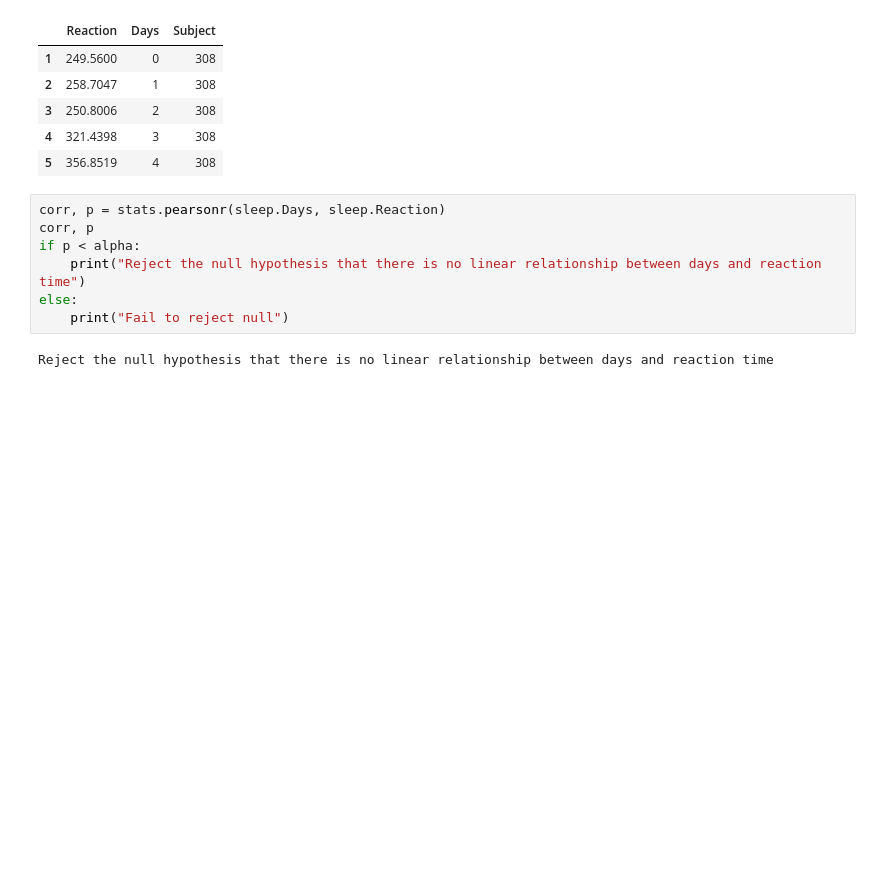
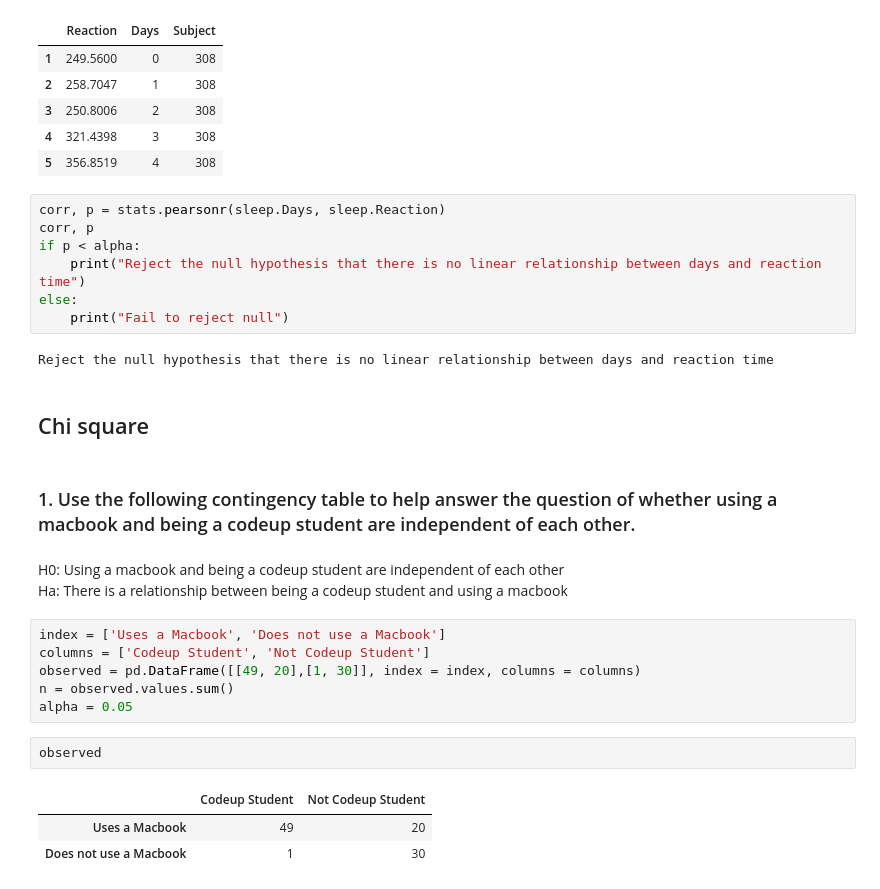
Before and after one commit to jesse-d-marder/statistics-exercises, a Jupyter notebook: hypothesis_testing.ipynb, the cells around one changed output. Saved outputs shown, nothing was run; the diff lists cells and outputs as text; blank space fills up the shorter version.

```diff
--- a/hypothesis_testing.ipynb
+++ b/hypothesis_testing.ipynb
@@ -484,3 +484,22 @@ else:
     print("Fail to reject null")
 # %% [output]
 Reject the null hypothesis that there is no linear relationship between days and reaction time
+# %% [markdown]
+## Chi square
+# %% [markdown]
+### 1. Use the following contingency table to help answer the question of whether using a macbook and being a codeup student are independent of each other.
+# %% [markdown]
+H0: Using a macbook and being a codeup student are independent of each other <br>
+Ha: There is a relationship between being a codeup student and using a macbook
+# %%
+index = ['Uses a Macbook', 'Does not use a Macbook']
+columns = ['Codeup Student', 'Not Codeup Student']
+observed = pd.DataFrame([[49, 20],[1, 30]], index = index, columns = columns)
+n = observed.values.sum()
+alpha = 0.05
+# %%
+observed
+# %% [output]
+|  | Codeup Student | Not Codeup Student |
+| Uses a Macbook | 49 | 20 |
+| Does not use a Macbook | 1 | 30 |
```
Also changed, not shown: parts of 11 cells of this notebook.
